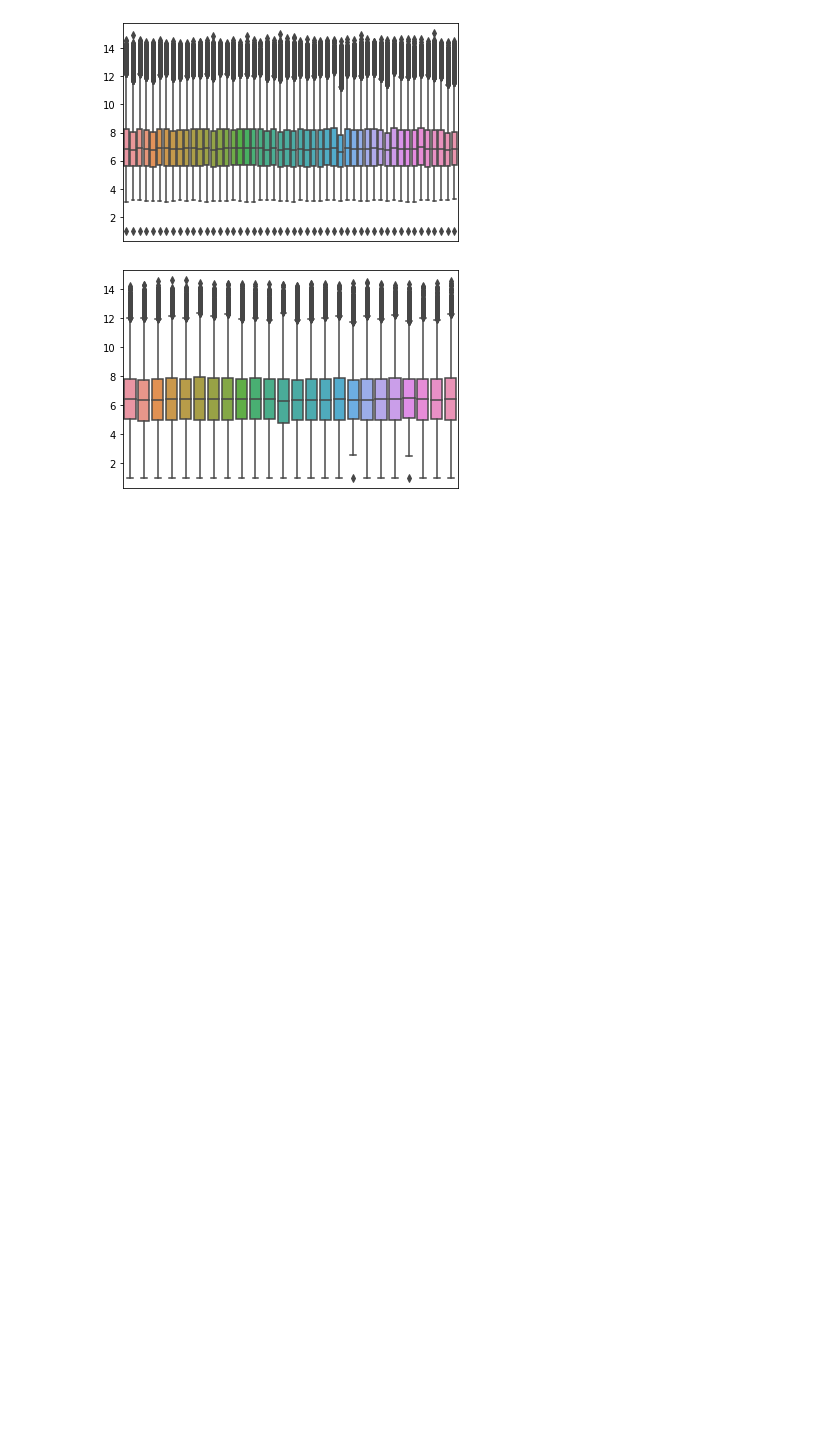
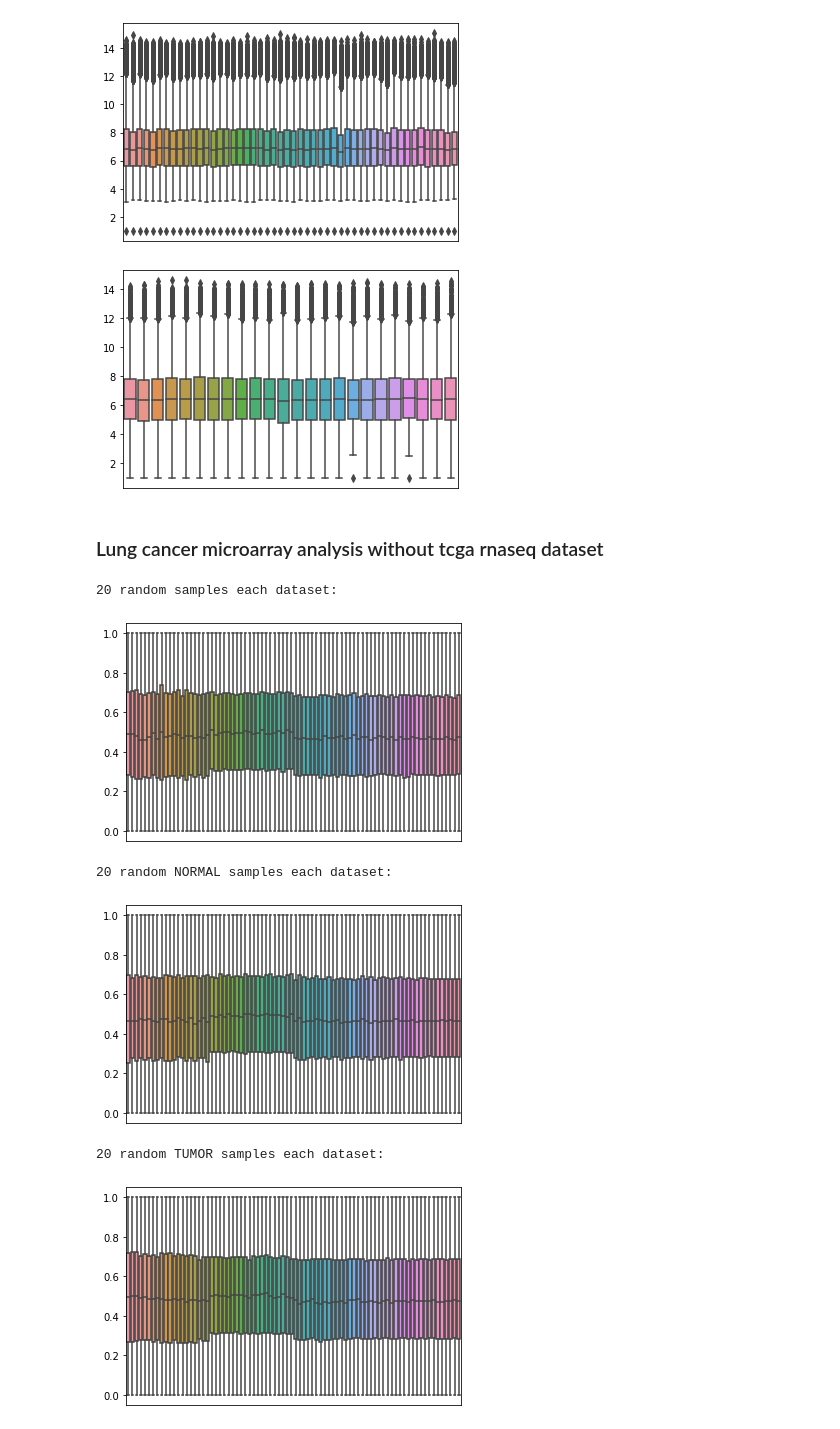
Before and after one commit to colombelli/bioinformatics-ml, a Jupyter notebook: Data Processing/normalization/analysis datasets.ipynb, the cells around one changed output. Drawn from its saved outputs; the diff is of its cells as text; code cells hidden in the pictures; blank space fills up the shorter version.

Commit message:
added plots analyzing for new normalization

```diff
--- a/Data Processing/normalization/analysis datasets.ipynb
+++ b/Data Processing/normalization/analysis datasets.ipynb
@@ -56,3 +56,5 @@ for df in dfs:
 [figure]
 [figure]
 [figure]
+# %% [markdown]
+### Lung cancer microarray analysis without tcga rnaseq dataset
@@ -58,0 +79,61 @@ for df in dfs:
+# %%
+import seaborn as sns
+
+def boxplot_df(df, include_outliers=True):
+    x = sns.boxplot(data=df, showfliers = include_outliers)
+    x.set(xticklabels=[])
+    x.tick_params(bottom=False)
+    x.set(xlabel=None)
+    plt.show()
+    return
+
+def get_n_class(df, cls, n):
+    selected = df.loc[df['class']==cls, :]
+    selected = selected.sample(frac=1)
+    try:
+        return selected.iloc[:n, :]
+    except:
+        return selected
+# %%
+dfs = [df0,df1,df2,df3]
+
+#ALL SAMPLES
+dfs20 = []
+for df in dfs:
+    df = df.sample(frac=1)
+    dfs20.append(df.iloc[0:20, 0:-1])
+
+dfConc = pd.concat([dfs20[0], dfs20[1], dfs20[2], dfs20[3]]).T
+print("\n20 random samples each dataset:")
+boxplot_df(dfConc)
+
+
+#NORMAL SAMPLES
+dfs20 = []
+for df in dfs:
+    df = df.sample(frac=1)
+    pldf = get_n_class(df, 0, 20)
+    dfs20.append(pldf.iloc[:, 0:-1])
+
+dfConc = pd.concat([dfs20[0], dfs20[1], dfs20[2], dfs20[3]]).T
+print("\n20 random NORMAL samples each dataset:")
+boxplot_df(dfConc)
+
+
+#TUMOR SAMPLES
+dfs20 = []
+for df in dfs:
+    df = df.sample(frac=1)
+    pldf = get_n_class(df, 1, 20)
+    dfs20.append(pldf.iloc[:, 0:-1])
+
+dfConc = pd.concat([dfs20[0], dfs20[1], dfs20[2], dfs20[3]]).T
+print("\n20 random TUMOR samples each dataset:")
+boxplot_df(dfConc)
+# %% [output]
+20 random samples each dataset:
+[figure, added]
+20 random NORMAL samples each dataset:
+[figure, added]
+20 random TUMOR samples each dataset:
+[figure, added]
```
Also changed, not shown: parts of 1 cell of this notebook, 3 other files.
